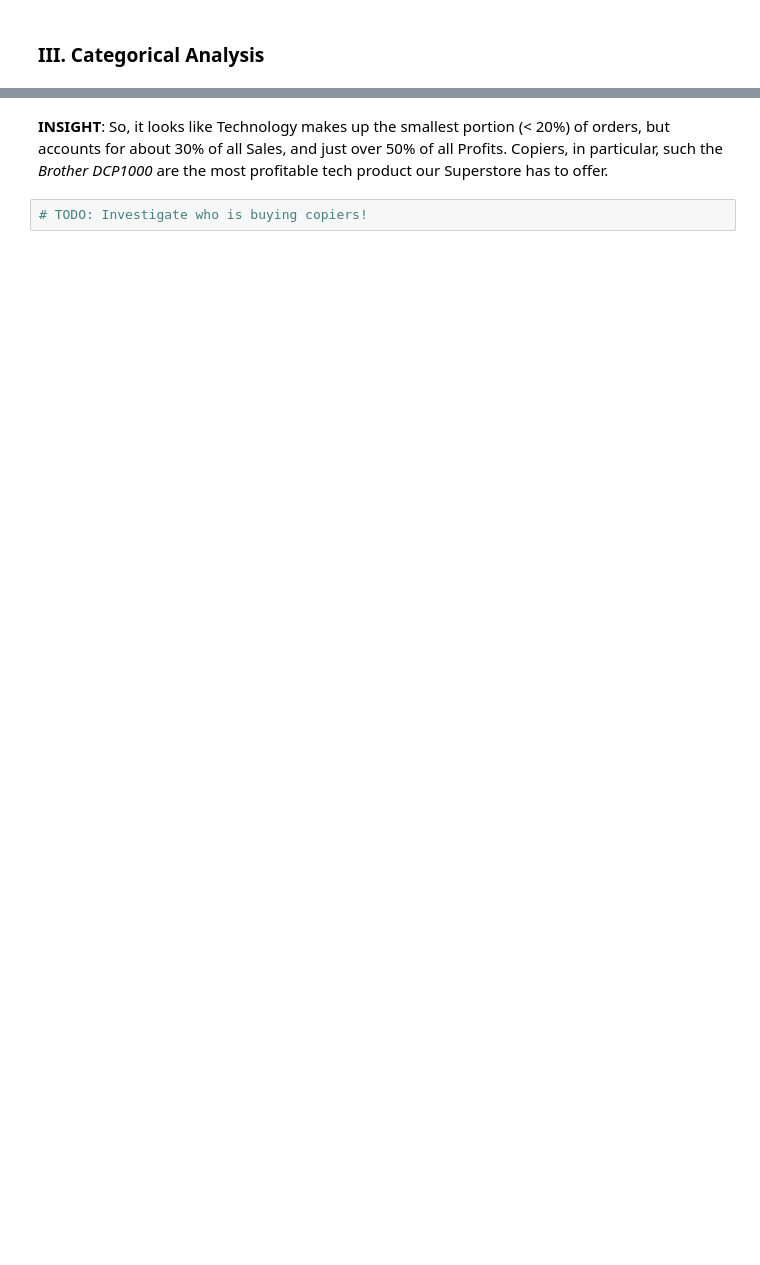
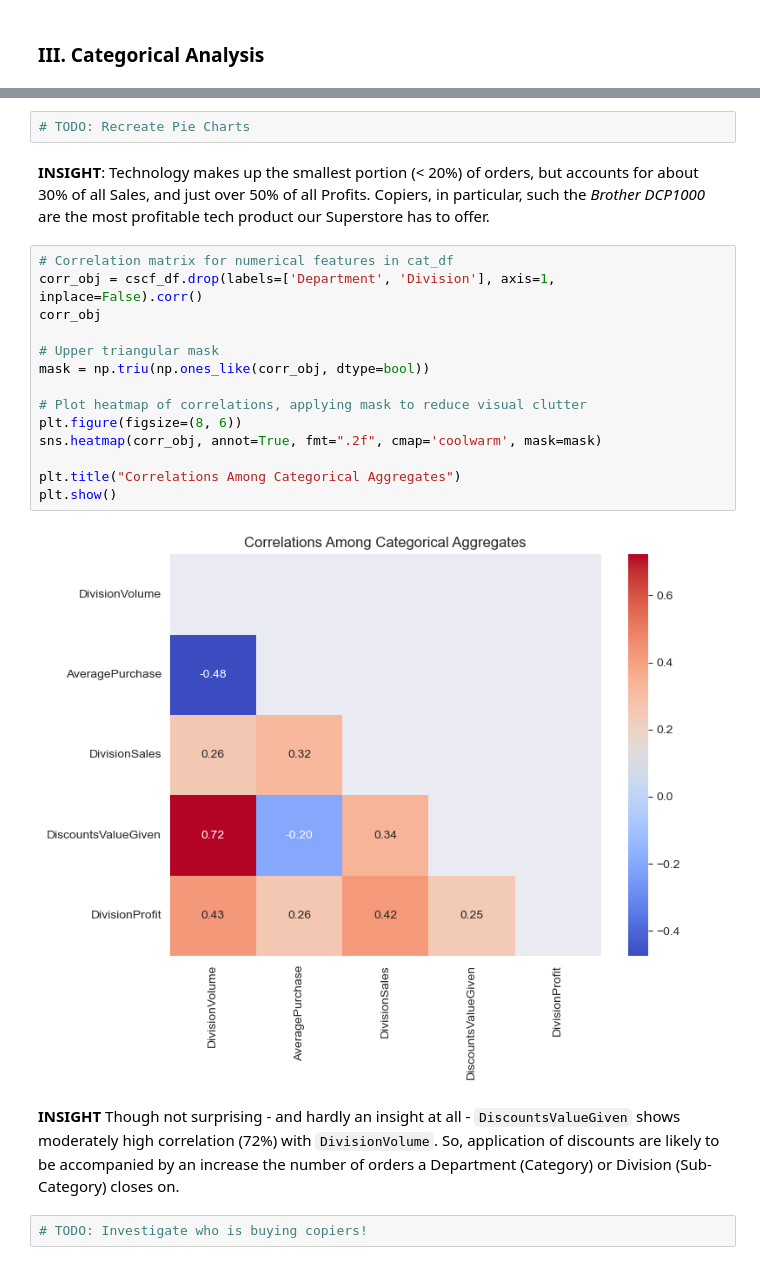
Before and after one commit to Road2Data/P4-Superstore-Sales, a Jupyter notebook: analysis.ipynb, the cells around one changed output, grey strips where cells are left out. Saved outputs shown, nothing was run; the diff lists cells and outputs as text; blank space fills up the shorter version.

````diff
--- a/analysis.ipynb
+++ b/analysis.ipynb
@@ -146,4 +137,24 @@ pd.read_sql_table(table_name="subcategories", con=engine.connect())
+# %%
+# TODO: Recreate Pie Charts
 # %% [markdown]
-**INSIGHT**: So, it looks like Technology makes up the smallest portion (< 20%) of orders, but accounts for about 30% of all Sales, and just over 50% of all Profits. Copiers, in particular, such the *Brother DCP1000* are the most profitable tech product our Superstore has to offer.
+**INSIGHT**: Technology makes up the smallest portion (< 20%) of orders, but accounts for about 30% of all Sales, and just over 50% of all Profits. Copiers, in particular, such the *Brother DCP1000* are the most profitable tech product our Superstore has to offer.
+# %%
+# Correlation matrix for numerical features in cat_df
+corr_obj = cscf_df.drop(labels=['Department', 'Division'], axis=1, inplace=False).corr()
+corr_obj
+
+# Upper triangular mask
+mask = np.triu(np.ones_like(corr_obj, dtype=bool))
+
+# Plot heatmap of correlations, applying mask to reduce visual clutter
+plt.figure(figsize=(8, 6))
+sns.heatmap(corr_obj, annot=True, fmt=".2f", cmap='coolwarm', mask=mask)
+
+plt.title("Correlations Among Categorical Aggregates")
+plt.show()
+# %% [output]
+[figure, added]
+# %% [markdown]
+**INSIGHT** Though not surprising - and hardly an insight at all - ```DiscountsValueGiven``` shows moderately high correlation (72%) with ```DivisionVolume```. So, application of discounts are likely to be accompanied by an increase the number of orders a Department (Category) or Division (Sub-Category) closes on.
 # %%
 # TODO: Investigate who is buying copiers!
````
Also changed, not shown: parts of 11 cells of this notebook, 5 other files.
